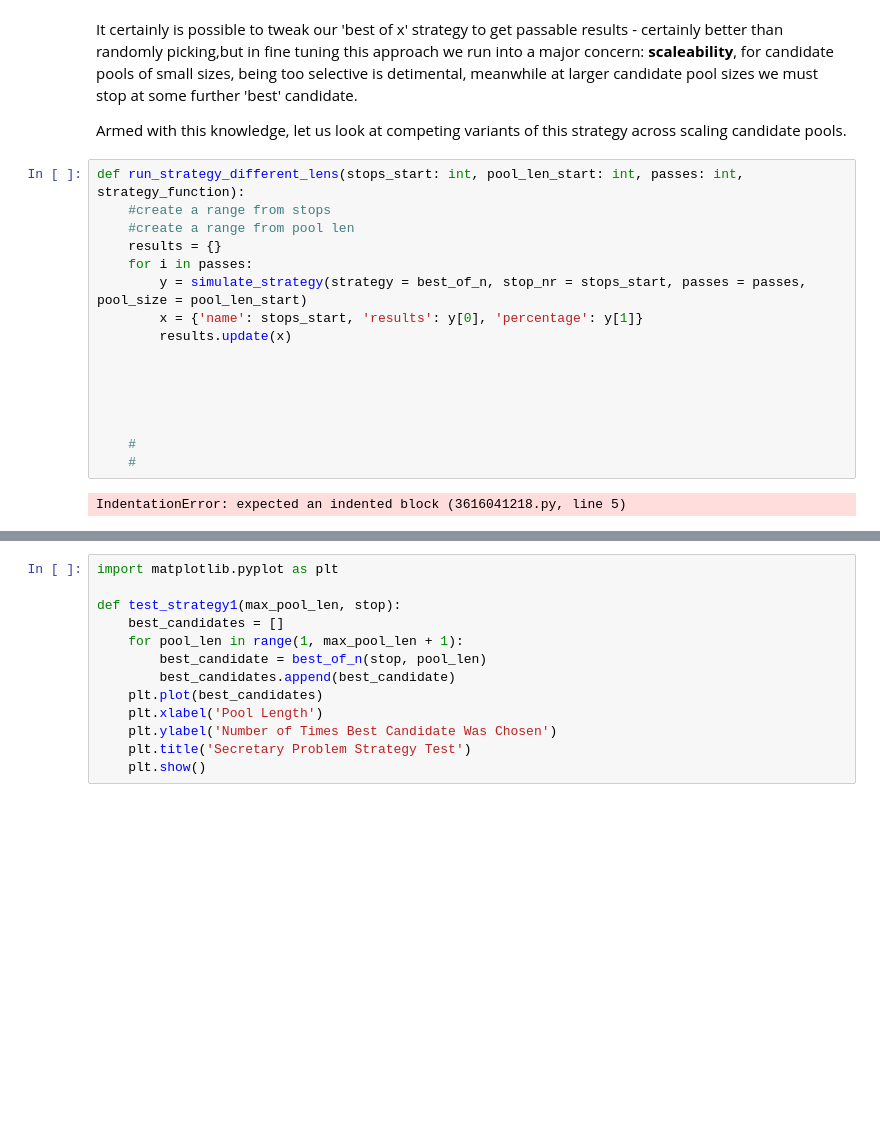
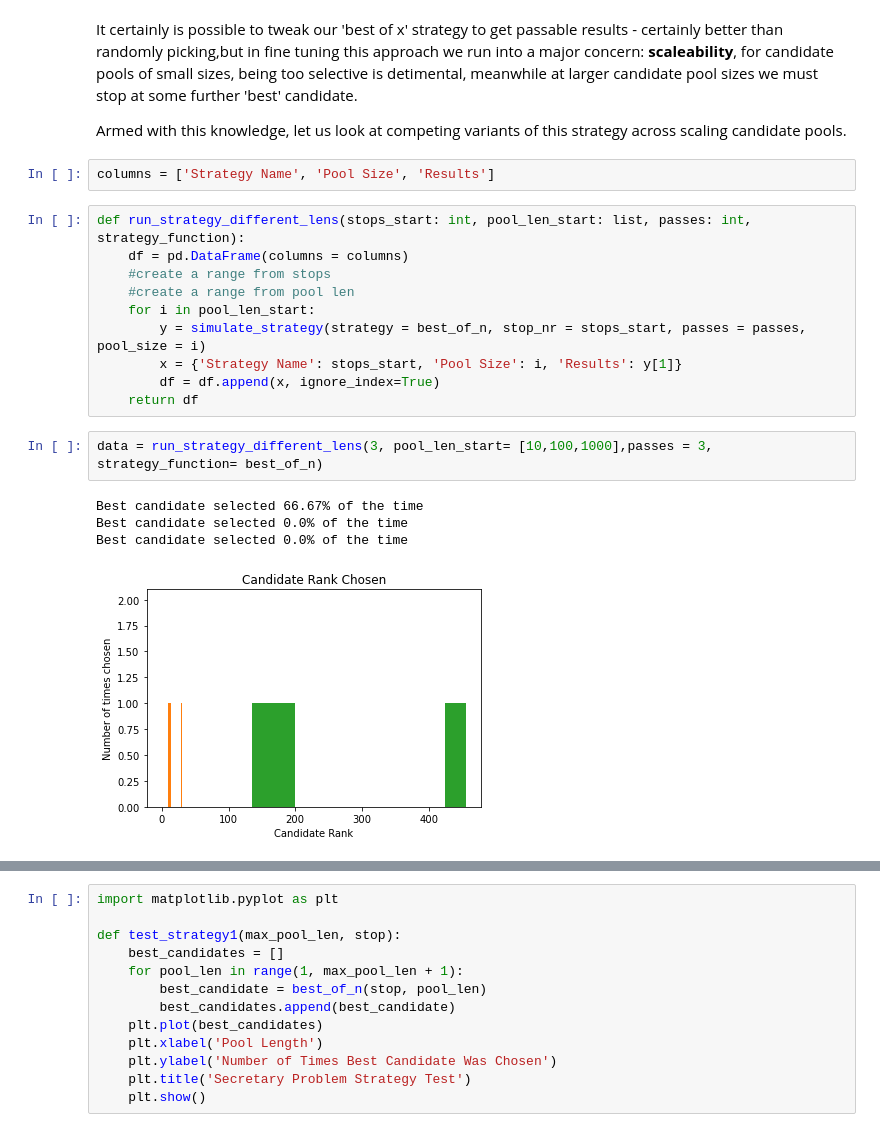
Before and after one commit to Robert-Kilduff/Secretary_problem, a Jupyter notebook: SecretarySim.ipynb, the cells around one changed output, grey strips where cells are left out. Saved outputs shown, nothing was run; the diff lists cells and outputs as text; blank space fills up the shorter version.

```diff
--- a/SecretarySim.ipynb
+++ b/SecretarySim.ipynb
@@ -136,21 +137,22 @@ With a pool size of 10,000 ran 10,000 times, we can see the best candidate was s
 It certainly is possible to tweak our 'best of x' strategy to get passable results - certainly better than randomly picking,but in fine tuning this approach we run into a major concern: <b>scaleability</b>, for candidate pools of small sizes, being too selective is detimental, meanwhile at larger candidate pool sizes we must stop at some further 'best' candidate.
 
 Armed with this knowledge, let us look at competing variants of this strategy across scaling candidate pools.
+# %%
+columns = ['Strategy Name', 'Pool Size', 'Results']
 # %%
-def run_strategy_different_lens(stops_start: int, pool_len_start: int, passes: int, strategy_function):
+def run_strategy_different_lens(stops_start: int, pool_len_start: list, passes: int, strategy_function):
+    df = pd.DataFrame(columns = columns)
     #create a range from stops
     #create a range from pool len
-    results = {}
-    for i in passes:
-        y = simulate_strategy(strategy = best_of_n, stop_nr = stops_start, passes = passes, pool_size = pool_len_start)
-        x = {'name': stops_start, 'results': y[0], 'percentage': y[1]}
-        results.update(x)
-
-
-
-
-
-    #
-    #
+    for i in pool_len_start:
+        y = simulate_strategy(strategy = best_of_n, stop_nr = stops_start, passes = passes, pool_size = i)
+        x = {'Strategy Name': stops_start, 'Pool Size': i, 'Results': y[1]}
+        df = df.append(x, ignore_index=True)
+    return df
-# %% [output]
-IndentationError: expected an indented block (3616041218.py, line 5)
+# %%
+data = run_strategy_different_lens(3, pool_len_start= [10,100,1000],passes = 3, strategy_function= best_of_n)
+# %% [output]
+Best candidate selected 66.67% of the time
+Best candidate selected 0.0% of the time
+Best candidate selected 0.0% of the time
+[figure, added]
```
Also changed, not shown: parts of 17 cells of this notebook, 1 other file.
